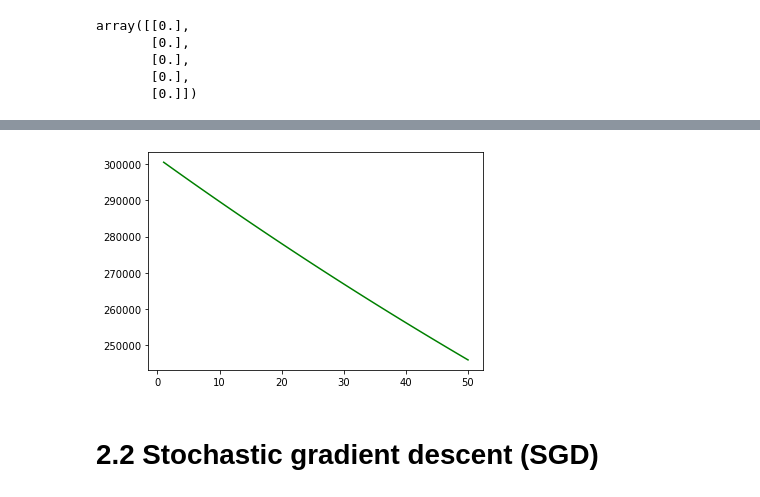
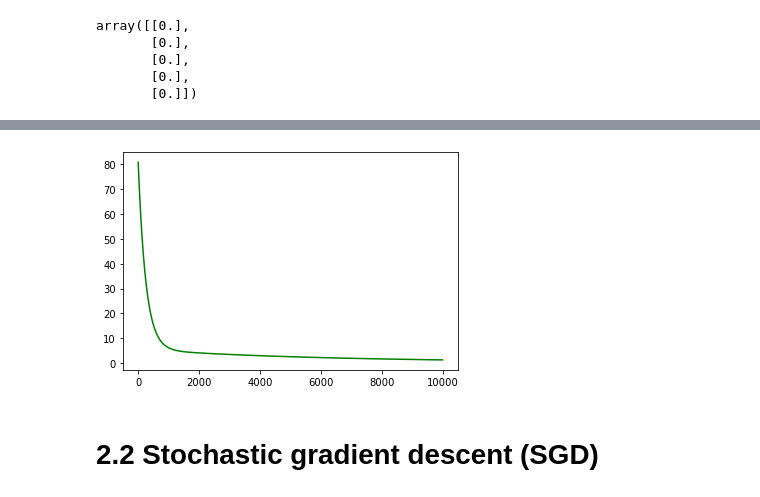
Before and after one commit to OsipovOleg/ml-introduction, a Jupyter notebook: Lec2 - LinearRegression1.ipynb, the cells around one changed output, grey strips where cells are left out. Cells and saved outputs as stored; diff of their text form; code cells hidden in the pictures.

```diff
--- a/Lec2 - LinearRegression1.ipynb
+++ b/Lec2 - LinearRegression1.ipynb
@@ -386,7 +386,9 @@ array([[0.],
        [0.]])
 # %%
 #4
-wes = gradient_descent(gradient = grad_MSE, start = w_true * 0, learn_rate = 0.00001, n_iter= 100000)
+l = []
 
-print (wes)
+wes = gradient_descent(gradient = grad_MSE, start = w_true * 0, learn_rate = 0.00001, n_iter= 10000)
+
+wes
 # %% [output]
@@ -418,13 +402,12 @@ l
 # %%
 p = []
 
-for i in range (50):
+for i in range (len (l)):
     p.append( np.mean((y - X.dot(l[i]))**2) )
 # %%
-k = list(range(1, 51))
-plt.plot(k, p, c='green');
+plt.plot(p, c='green');
 # %% [output]
-[figure, old version]
+[figure, new version]
 # %% [markdown]
 # 2.2 Stochastic gradient descent  (SGD)
 # %% [markdown]
```
Also changed, not shown: parts of 18 cells of this notebook.
